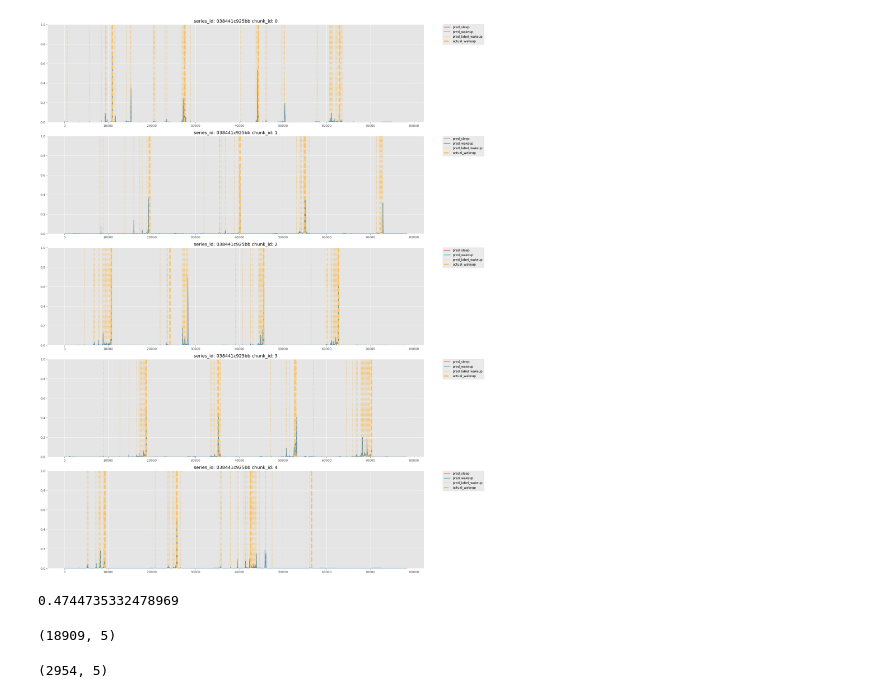
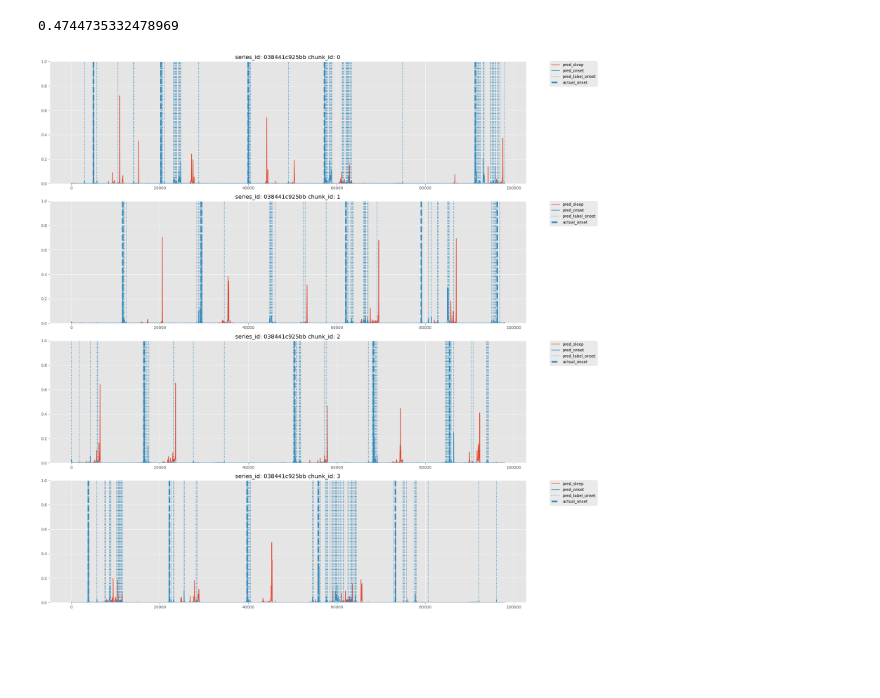
Before and after one commit to yomura-yomura/child-mind-institute-detect-sleep-states, a Jupyter notebook: lib/kaggle-child-mind-institute-detect-sleep-states/notebook/eda002.ipynb, the cells around one changed output. Drawn from its saved outputs; the diff is of its cells as text; code cells hidden in the pictures; blank space fills up the shorter version.

```diff
--- a/lib/kaggle-child-mind-institute-detect-sleep-states/notebook/eda002.ipynb
+++ b/lib/kaggle-child-mind-institute-detect-sleep-states/notebook/eda002.ipynb
@@ -8,8 +8,8 @@ import numpy as np
 import polars as pl
 import matplotlib.pyplot as plt
 import seaborn as sns
-
-
+from typing import Literal
+chunk = 4
 plt.style.use("ggplot")
 
 RESULT_DIR = "../../../data/eda/predicted-fold0.npz"
@@ -23,7 +23,7 @@ labels = data["label"]
 gt_df = pd.read_csv(Path("../../../data/train-series-with-partid") / "train_events.csv")
 gt_df = gt_df[gt_df["series_id"].isin(series_ids)]#.dropna().reset_index(drop=True)
 # %%
-def plot_random_sample(keys, preds, labels,df_submit, num_samples=1, num_chunks=5):
+def plot_random_sample(keys, preds, labels,df_submit,mode:Literal["all","onset","wakeup"],use_sleep:bool = True, num_samples=1, num_chunks=5):
     # get series ids
     series_ids = np.array(list(map(lambda x: x.split("_")[0], keys)))
     unique_series_ids = np.unique(series_ids)
@@ -64,13 +64,16 @@ def plot_random_sample(keys, preds, labels,df_submit, num_samples=1, num_chunks=
             pred_wakeup_idx = np.nonzero(this_series_wakeup[j])[0]
 
 
-            axs[j].plot(this_series_preds_chunk[:, -1], label="pred_sleep")
-            #axs[j].plot(this_series_preds_chunk[:, 1], label="pred_onset")
-            #axs[j].vlines(pred_onset_idx, 0, 1, label="pred_label_onset", linestyles="dotted", color="C1")
-            #axs[j].vlines(onset_idx, 0, 1, label="actual_onset", linestyles="dashed", color="C1",linewidth=4)
-            axs[j].plot(this_series_preds_chunk[:, 2], label="pred_wakeup")
-            axs[j].vlines(pred_wakeup_idx, 0, 1, label="pred_label_wakeup", linestyles="dotted", color="C4")
-            axs[j].vlines(wakeup_idx, 0, 1, label="actual_wakeup", linestyles="dashed", color="C4",linewidth=4)
+            if use_sleep:
+                axs[j].plot(this_series_preds_chunk[:, -1], label="pred_sleep")
+            if mode == "all" or mode == "onset":
+                axs[j].plot(this_series_preds_chunk[:, 1], label="pred_onset")
+                axs[j].vlines(pred_onset_idx, 0, 1, label="pred_label_onset", linestyles="dotted", color="C1")
+                axs[j].vlines(onset_idx, 0, 1, label="actual_onset", linestyles="dashed", color="C1",linewidth=4)
+            if mode == "all" or mode == "wakeup":
+                axs[j].plot(this_series_preds_chunk[:, 2], label="pred_wakeup")
+                axs[j].vlines(pred_wakeup_idx, 0, 1, label="pred_label_wakeup", linestyles="dotted", color="C4")
+                axs[j].vlines(wakeup_idx, 0, 1, label="actual_wakeup", linestyles="dashed", color="C4",linewidth=4)
 
             axs[j].set_ylim(0, 1)
             axs[j].set_title(f"series_id: {random_series_id} chunk_id: {j}")
@@ -79,18 +82,11 @@ def plot_random_sample(keys, preds, labels,df_submit, num_samples=1, num_chunks=
     plt.tight_layout()
 # %%
 df_submit = post_process_for_seg(preds = preds[:,:,[1,2]] ,keys = keys,score_th=0.005,distance = 96).to_pandas()
-plot_random_sample(keys, preds, labels,df_submit=df_submit, num_chunks=5)
-# %% [output]
-[figure, removed]
 # %%
 event_detection_ap(solution=gt_df,submission=df_submit)
 # %% [output]
 0.4744735332478969
-# %%
-df_submit.shape
-# %% [output]
-(18909, 5)
-# %%
-gt_df.shape
-# %% [output]
-(2954, 5)
+# %%
+plot_random_sample(keys, preds, labels,df_submit=df_submit, num_chunks=chunk,mode ="onset")
+# %% [output]
+[figure, added]
```
Also changed, not shown: parts of 3 cells of this notebook.
